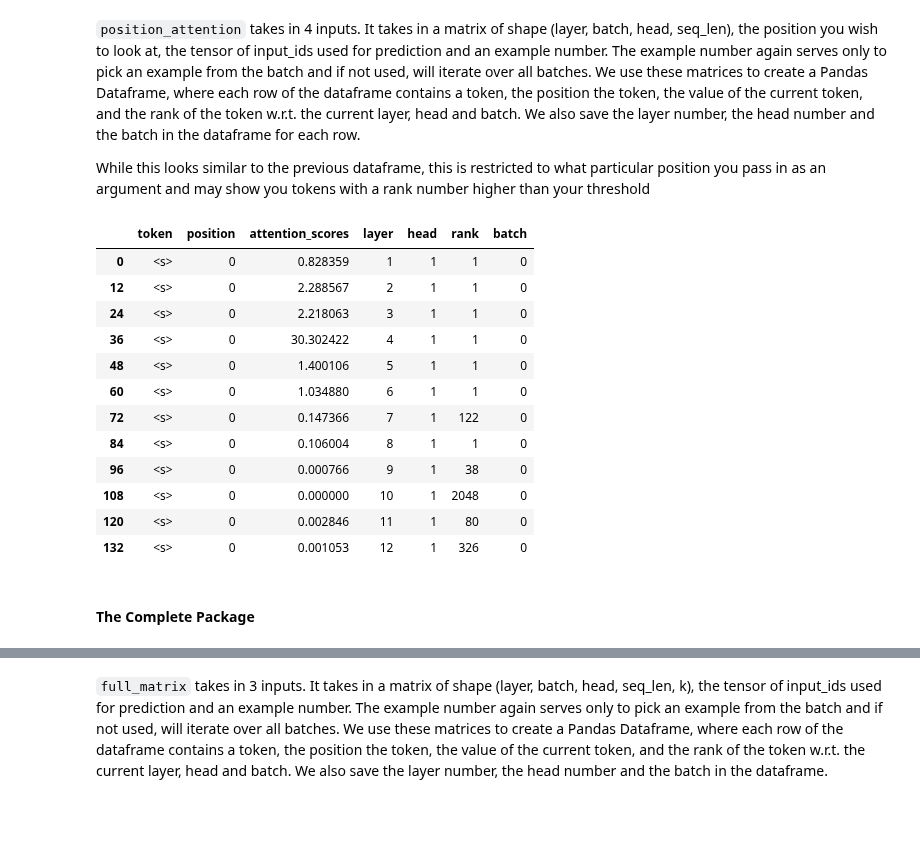
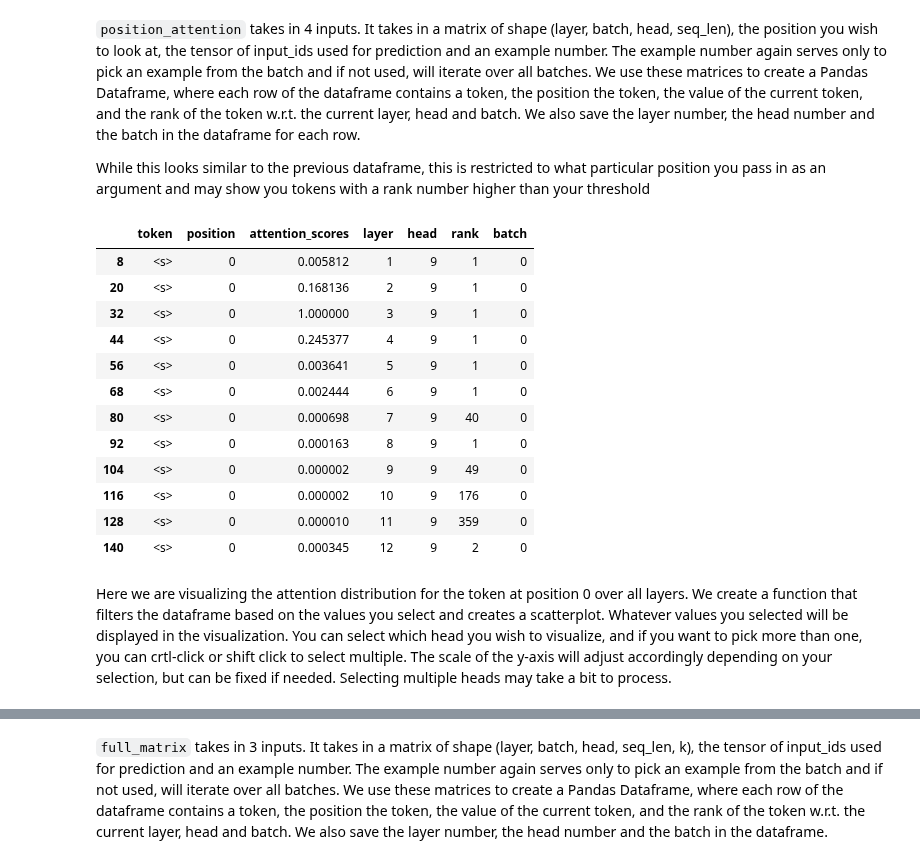
Before and after one commit to danielhou13/cogs402longformer, a Jupyter notebook: src/Token_attention_with_head_importance.ipynb, the cells around one changed output, grey strips where cells are left out. Cells and saved outputs as stored; diff of their text form; code cells hidden in the pictures; blank space fills up the shorter version.

Commit message:
Added final visualizations and documentation

```diff
--- a/src/Token_attention_with_head_importance.ipynb
+++ b/src/Token_attention_with_head_importance.ipynb
@@ -358,0 +358,5 @@ print(attention_matrix_importance.shape)
+# %%
+def normalize(data):
+    return (data - np.min(data)) / (np.max(data) - np.min(data))
+# %%
+attention_matrix_importance = normalize(attention_matrix_importance)
@@ -574,20 +643,20 @@ def position_attention(agg_matrix, position, example_ids, example=None):
   return df
 # %%
 position_df = position_attention(attention_matrix_importance, 0, testexam["input_ids"], 0)
-position_df[position_df["head"]==1]
+position_df[position_df["head"]==9]
 # %% [output]
 |  | token | position | attention_scores | layer | head | rank | batch |
-| 0 | <s> | 0 | 0.828359 | 1 | 1 | 1 | 0 |
-| 12 | <s> | 0 | 2.288567 | 2 | 1 | 1 | 0 |
-| 24 | <s> | 0 | 2.218063 | 3 | 1 | 1 | 0 |
-| 36 | <s> | 0 | 30.302422 | 4 | 1 | 1 | 0 |
-| 48 | <s> | 0 | 1.400106 | 5 | 1 | 1 | 0 |
-| 60 | <s> | 0 | 1.034880 | 6 | 1 | 1 | 0 |
-| 72 | <s> | 0 | 0.147366 | 7 | 1 | 122 | 0 |
-| 84 | <s> | 0 | 0.106004 | 8 | 1 | 1 | 0 |
-| 96 | <s> | 0 | 0.000766 | 9 | 1 | 38 | 0 |
-| 108 | <s> | 0 | 0.000000 | 10 | 1 | 2048 | 0 |
-| 120 | <s> | 0 | 0.002846 | 11 | 1 | 80 | 0 |
-| 132 | <s> | 0 | 0.001053 | 12 | 1 | 326 | 0 |
+| 8 | <s> | 0 | 0.005812 | 1 | 9 | 1 | 0 |
+| 20 | <s> | 0 | 0.168136 | 2 | 9 | 1 | 0 |
+| 32 | <s> | 0 | 1.000000 | 3 | 9 | 1 | 0 |
+| 44 | <s> | 0 | 0.245377 | 4 | 9 | 1 | 0 |
+| 56 | <s> | 0 | 0.003641 | 5 | 9 | 1 | 0 |
+| 68 | <s> | 0 | 0.002444 | 6 | 9 | 1 | 0 |
+| 80 | <s> | 0 | 0.000698 | 7 | 9 | 40 | 0 |
+| 92 | <s> | 0 | 0.000163 | 8 | 9 | 1 | 0 |
+| 104 | <s> | 0 | 0.000002 | 9 | 9 | 49 | 0 |
+| 116 | <s> | 0 | 0.000002 | 10 | 9 | 176 | 0 |
+| 128 | <s> | 0 | 0.000010 | 11 | 9 | 359 | 0 |
+| 140 | <s> | 0 | 0.000345 | 12 | 9 | 2 | 0 |
-# %% [markdown]
-#### The Complete Package
+# %% [markdown]
+Here we are visualizing the attention distribution for the token at position 0 over all layers. We create a function that filters the dataframe based on the values you select and creates a scatterplot. Whatever values you selected will be displayed in the visualization. You can select which head you wish to visualize, and if you want to pick more than one, you can crtl-click or shift click to select multiple. The scale of the y-axis will adjust accordingly depending on your selection, but can be fixed if needed. Selecting multiple heads may take a bit to process.
```
Also changed, not shown: parts of 29 cells of this notebook.
